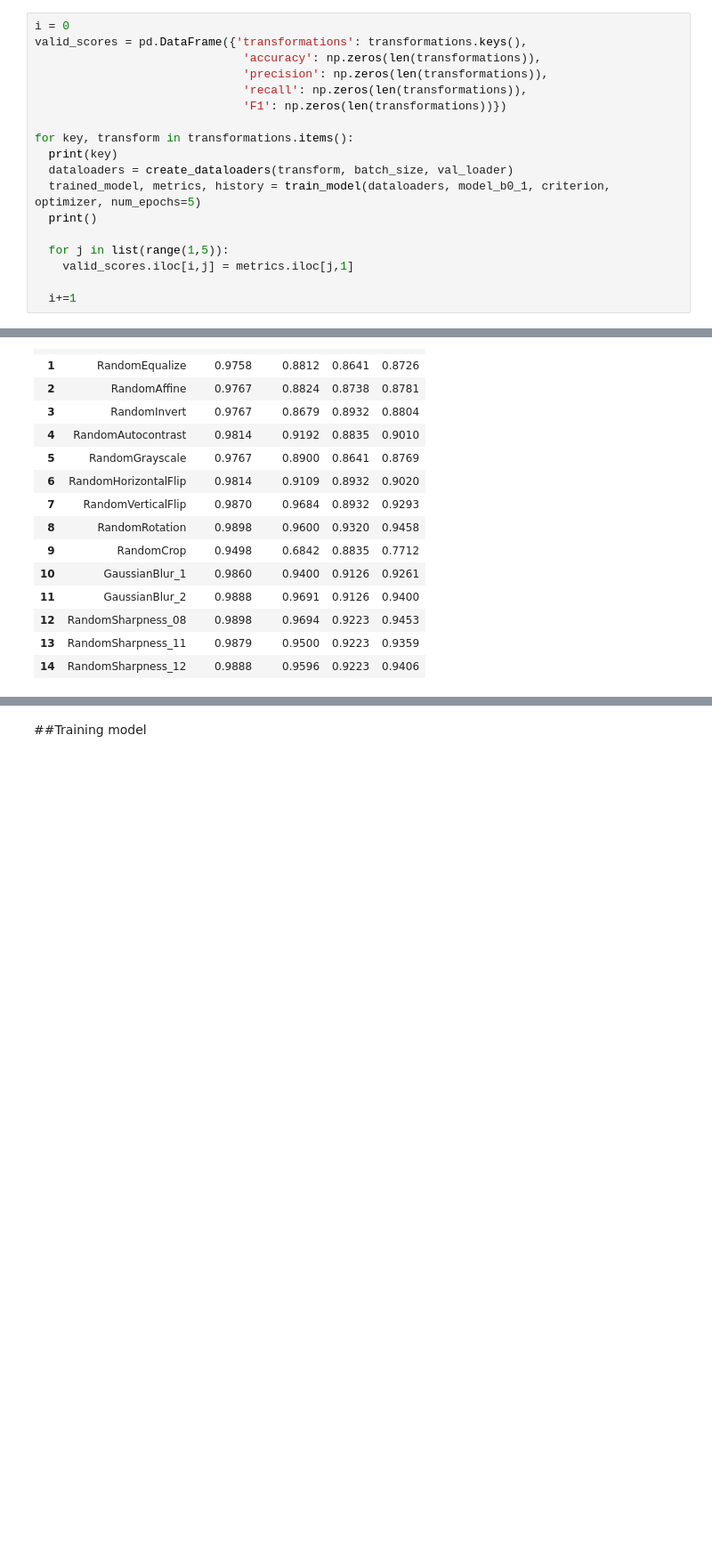
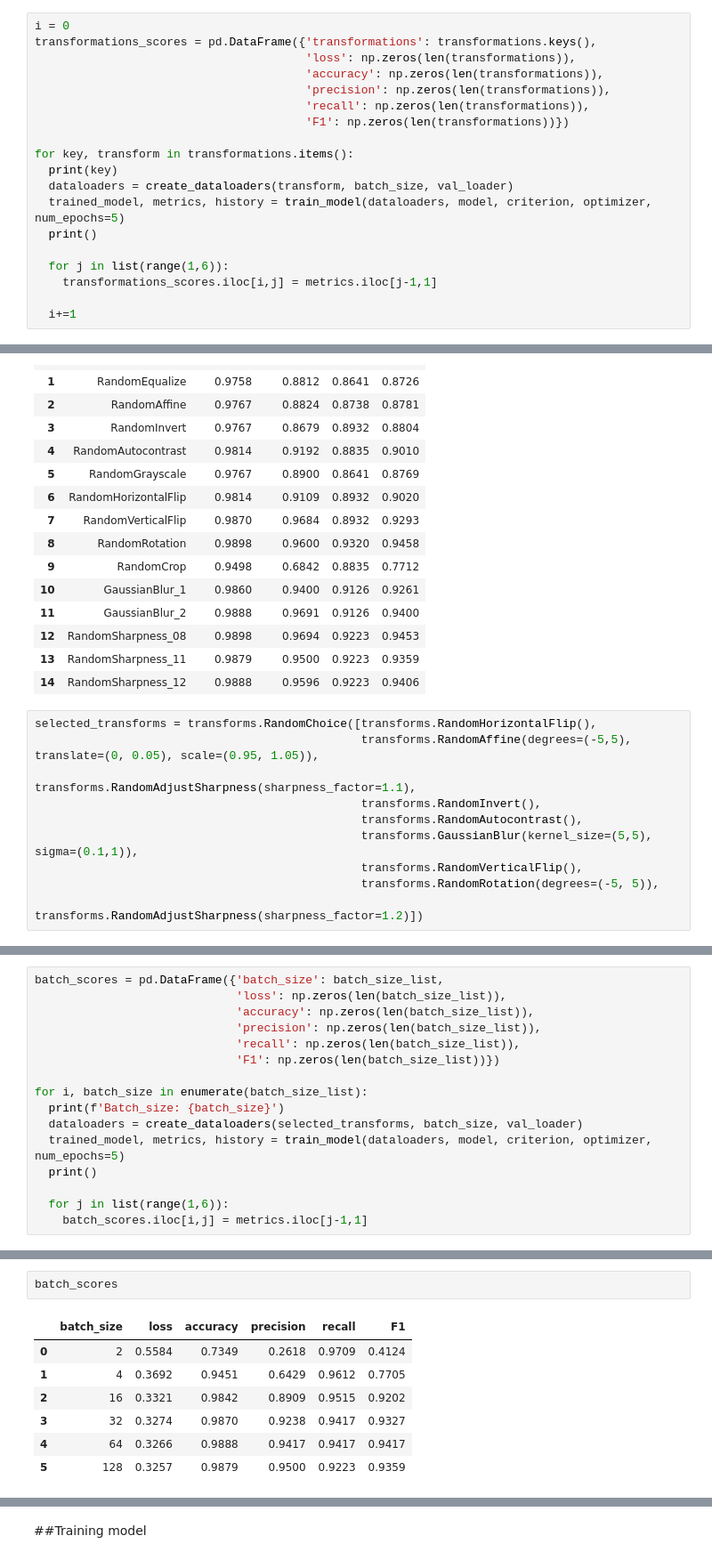
Before and after one commit to aziegert/Cataract_Classification_CV, a Jupyter notebook: Cataract_Classification_CV.ipynb, the cells around one changed output, grey strips where cells are left out. Shown at 89% size. Drawn from its saved outputs; the diff is of its cells as text; blank space fills up the shorter version.

```diff
--- a/Cataract_Classification_CV.ipynb
+++ b/Cataract_Classification_CV.ipynb
@@ -572,19 +589,20 @@ def create_dataloaders(transform, batch_size, val_loader):
 # %%
 i = 0
-valid_scores = pd.DataFrame({'transformations': transformations.keys(),
-                              'accuracy': np.zeros(len(transformations)),
-                              'precision': np.zeros(len(transformations)),
-                              'recall': np.zeros(len(transformations)),
-                              'F1': np.zeros(len(transformations))})
+transformations_scores = pd.DataFrame({'transformations': transformations.keys(),
+                                       'loss': np.zeros(len(transformations)),
+                                       'accuracy': np.zeros(len(transformations)),
+                                       'precision': np.zeros(len(transformations)),
+                                       'recall': np.zeros(len(transformations)),
+                                       'F1': np.zeros(len(transformations))})
 
 for key, transform in transformations.items():
   print(key)
   dataloaders = create_dataloaders(transform, batch_size, val_loader)
-  trained_model, metrics, history = train_model(dataloaders, model_b0_1, criterion, optimizer, num_epochs=5)
+  trained_model, metrics, history = train_model(dataloaders, model, criterion, optimizer, num_epochs=5)
   print()
 
-  for j in list(range(1,5)):
-    valid_scores.iloc[i,j] = metrics.iloc[j,1]
+  for j in list(range(1,6)):
+    transformations_scores.iloc[i,j] = metrics.iloc[j-1,1]
 
   i+=1
 # %% [output]
@@ -636,3 +666,13 @@ valid_scores
 | 12 | RandomSharpness_08 | 0.9898 | 0.9694 | 0.9223 | 0.9453 |
 | 13 | RandomSharpness_11 | 0.9879 | 0.9500 | 0.9223 | 0.9359 |
 | 14 | RandomSharpness_12 | 0.9888 | 0.9596 | 0.9223 | 0.9406 |
+# %%
+selected_transforms = transforms.RandomChoice([transforms.RandomHorizontalFlip(),
+                                               transforms.RandomAffine(degrees=(-5,5), translate=(0, 0.05), scale=(0.95, 1.05)),
+                                               transforms.RandomAdjustSharpness(sharpness_factor=1.1),
+                                               transforms.RandomInvert(),
+                                               transforms.RandomAutocontrast(),
+                                               transforms.GaussianBlur(kernel_size=(5,5), sigma=(0.1,1)),
+                                               transforms.RandomVerticalFlip(),
+                                               transforms.RandomRotation(degrees=(-5, 5)),
+                                               transforms.RandomAdjustSharpness(sharpness_factor=1.2)])
@@ -638,0 +683,16 @@ valid_scores
+# %%
+batch_scores = pd.DataFrame({'batch_size': batch_size_list,
+                             'loss': np.zeros(len(batch_size_list)),
+                             'accuracy': np.zeros(len(batch_size_list)),
+                             'precision': np.zeros(len(batch_size_list)),
+                             'recall': np.zeros(len(batch_size_list)),
+                             'F1': np.zeros(len(batch_size_list))})
+
+for i, batch_size in enumerate(batch_size_list):
+  print(f'Batch_size: {batch_size}')
+  dataloaders = create_dataloaders(selected_transforms, batch_size, val_loader)
+  trained_model, metrics, history = train_model(dataloaders, model, criterion, optimizer, num_epochs=5)
+  print()
+
+  for j in list(range(1,6)):
+    batch_scores.iloc[i,j] = metrics.iloc[j-1,1]
@@ -638,0 +717,10 @@ valid_scores
+# %%
+batch_scores
+# %% [output]
+|  | batch_size | loss | accuracy | precision | recall | F1 |
+| 0 | 2 | 0.5584 | 0.7349 | 0.2618 | 0.9709 | 0.4124 |
+| 1 | 4 | 0.3692 | 0.9451 | 0.6429 | 0.9612 | 0.7705 |
+| 2 | 16 | 0.3321 | 0.9842 | 0.8909 | 0.9515 | 0.9202 |
+| 3 | 32 | 0.3274 | 0.9870 | 0.9238 | 0.9417 | 0.9327 |
+| 4 | 64 | 0.3266 | 0.9888 | 0.9417 | 0.9417 | 0.9417 |
+| 5 | 128 | 0.3257 | 0.9879 | 0.9500 | 0.9223 | 0.9359 |
```
Also changed, not shown: parts of 63 cells of this notebook.
